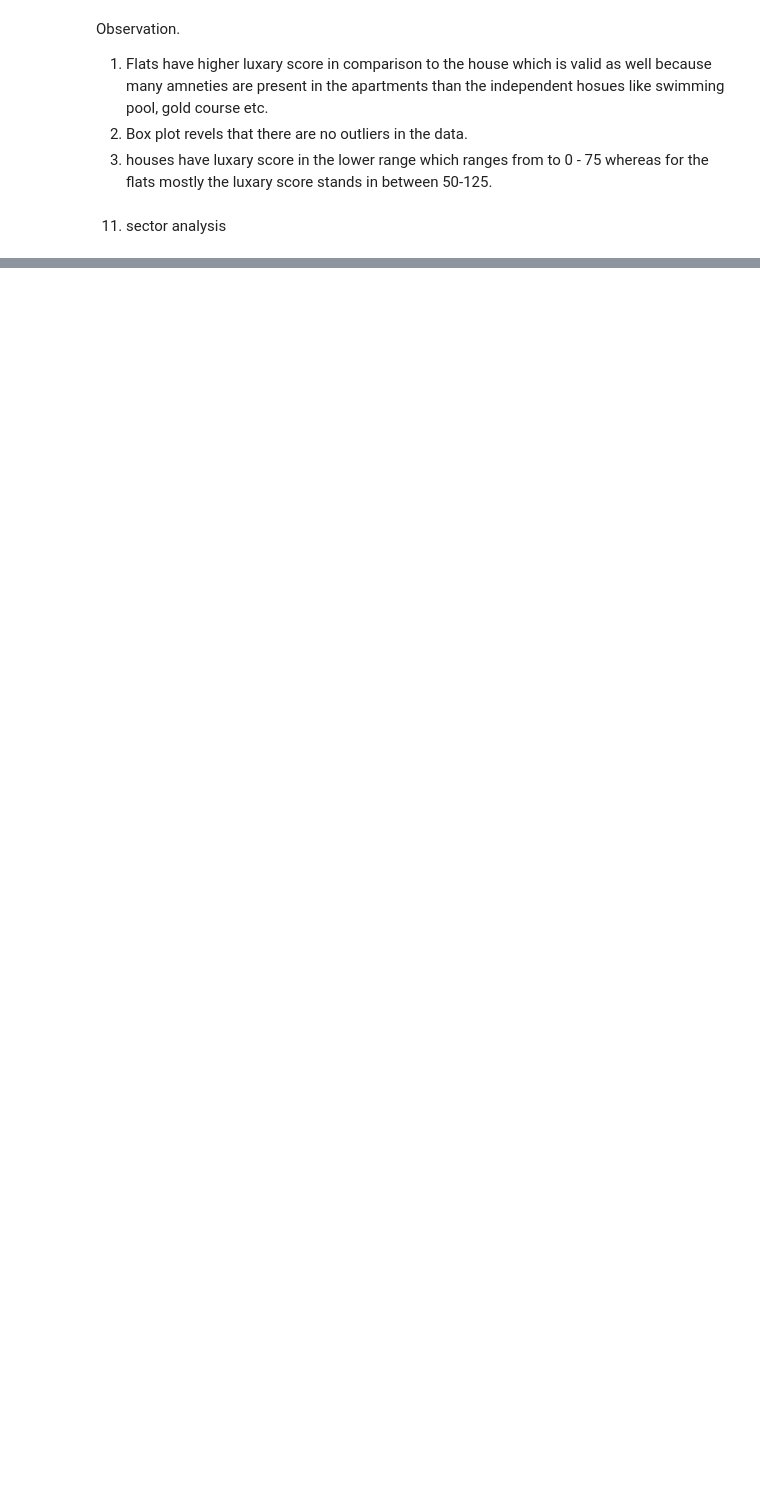
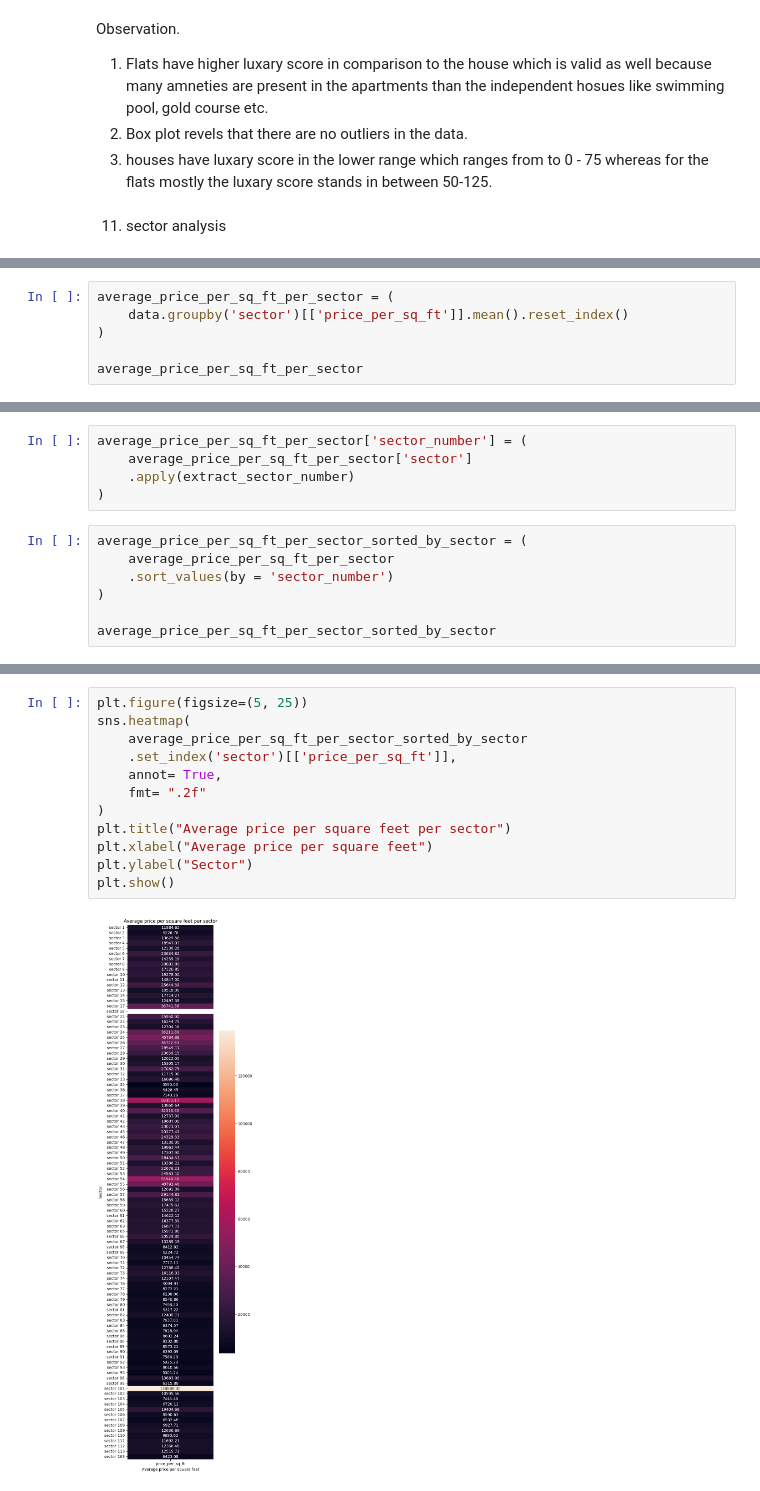
Before and after one commit to abhishek-saurav/real_estate_project, a Jupyter notebook: notebooks/eda_multivariate_analysis.ipynb, the cells around one changed output, grey strips where cells are left out. Cells and saved outputs as stored; diff of their text form; blank space fills up the shorter version.

```diff
--- a/notebooks/eda_multivariate_analysis.ipynb
+++ b/notebooks/eda_multivariate_analysis.ipynb
@@ -318,0 +419,6 @@ Observation.
+# %%
+average_price_per_sq_ft_per_sector = (
+    data.groupby('sector')[['price_per_sq_ft']].mean().reset_index()
+)
+
+average_price_per_sq_ft_per_sector
@@ -318,0 +439,12 @@ Observation.
+# %%
+average_price_per_sq_ft_per_sector['sector_number'] = (
+    average_price_per_sq_ft_per_sector['sector']
+    .apply(extract_sector_number)
+)
+# %%
+average_price_per_sq_ft_per_sector_sorted_by_sector = (
+    average_price_per_sq_ft_per_sector
+    .sort_values(by = 'sector_number')
+)
+
+average_price_per_sq_ft_per_sector_sorted_by_sector
@@ -318,0 +465,14 @@ Observation.
+# %%
+plt.figure(figsize=(5, 25))
+sns.heatmap(
+    average_price_per_sq_ft_per_sector_sorted_by_sector
+    .set_index('sector')[['price_per_sq_ft']],
+    annot= True,
+    fmt= ".2f"
+)
+plt.title("Average price per square feet per sector")
+plt.xlabel("Average price per square feet")
+plt.ylabel("Sector")
+plt.show()
+# %% [output]
+[figure, added]
```
Also changed, not shown: parts of 45 cells of this notebook, 5 other files.
